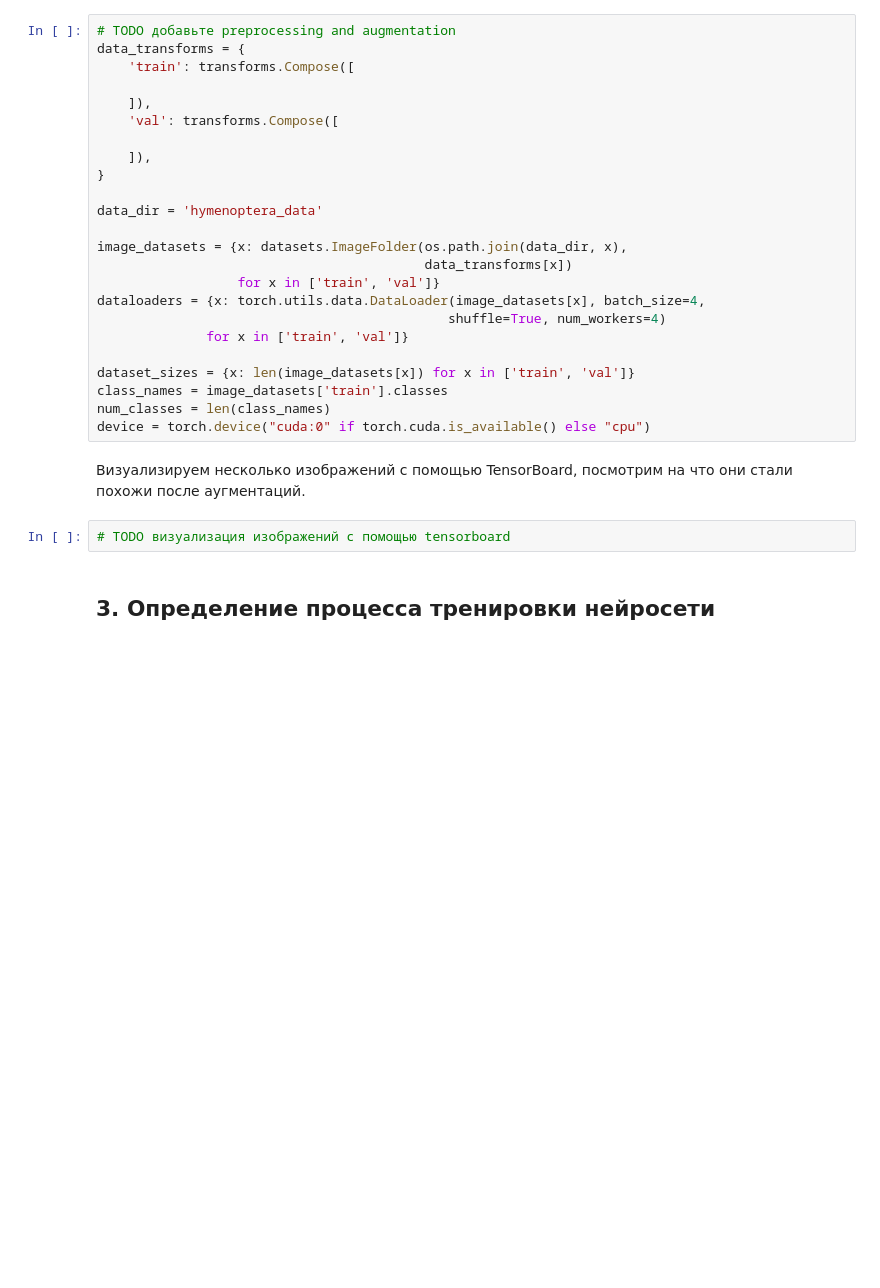
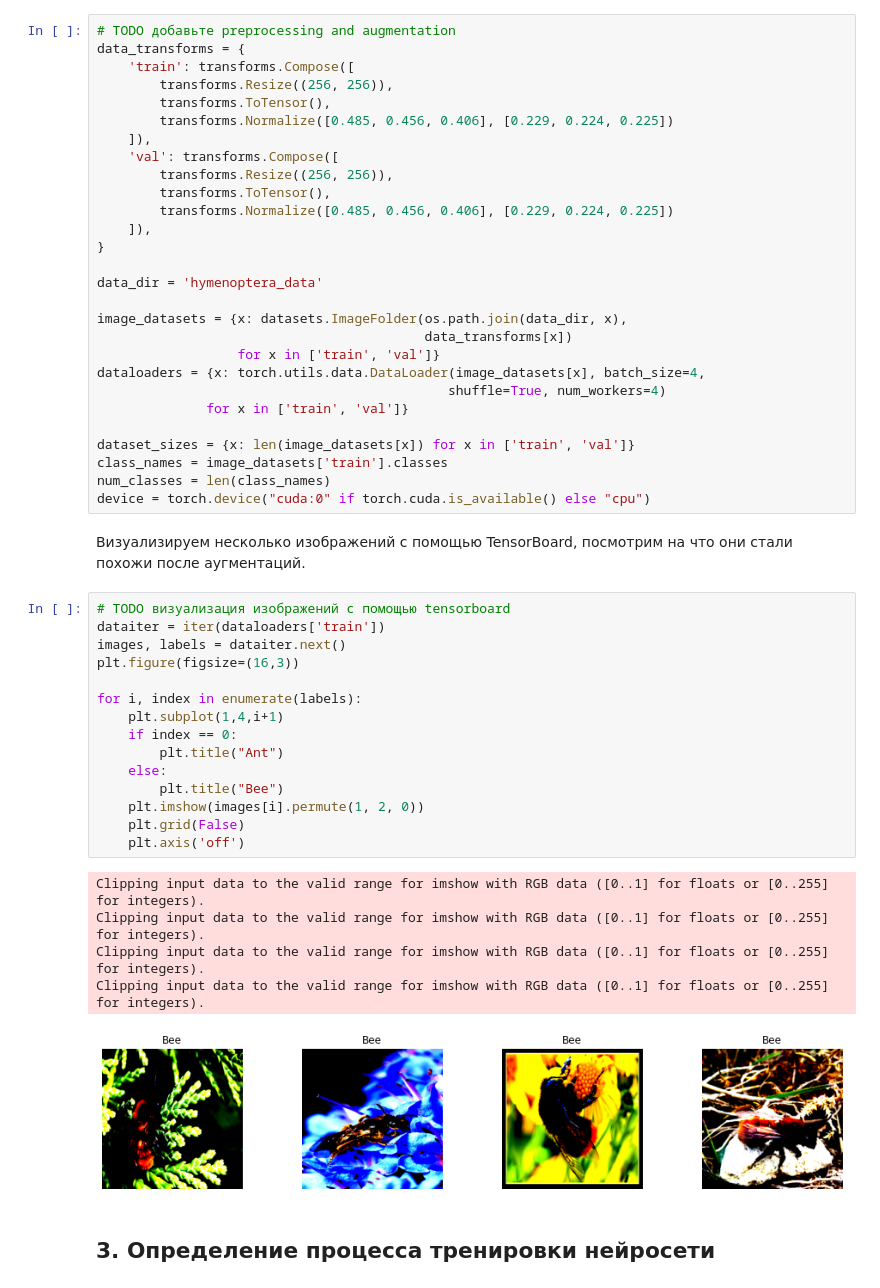
Before and after one commit to nikitaoltyan/ML-Homework, a Jupyter notebook: Assignment5/Transfer_learning.ipynb, the cells around one changed output. Drawn from its saved outputs; the diff is of its cells as text; blank space fills up the shorter version.

```diff
--- a/Assignment5/Transfer_learning.ipynb
+++ b/Assignment5/Transfer_learning.ipynb
@@ -76,10 +95,14 @@ well.
 # TODO добавьте preprocessing and augmentation
 data_transforms = {
     'train': transforms.Compose([
-
+        transforms.Resize((256, 256)),
+        transforms.ToTensor(),
+        transforms.Normalize([0.485, 0.456, 0.406], [0.229, 0.224, 0.225])
     ]),
     'val': transforms.Compose([
-
+        transforms.Resize((256, 256)),
+        transforms.ToTensor(),
+        transforms.Normalize([0.485, 0.456, 0.406], [0.229, 0.224, 0.225])
     ]),
 }
 
@@ -98,8 +121,27 @@ num_classes = len(class_names)
 device = torch.device("cuda:0" if torch.cuda.is_available() else "cpu")
 # %% [markdown]
 Визуализируем несколько изображений c помощью TensorBoard, посмотрим на что они стали похожи после аугментаций.
-# %%
-# TODO визуализация изображений с помощью tensorboard
+# %%
+# TODO визуализация изображений с помощью tensorboard
+dataiter = iter(dataloaders['train'])
+images, labels = dataiter.next()
+plt.figure(figsize=(16,3))
+
+for i, index in enumerate(labels):
+    plt.subplot(1,4,i+1)
+    if index == 0:
+        plt.title("Ant")
+    else:
+        plt.title("Bee")
+    plt.imshow(images[i].permute(1, 2, 0))
+    plt.grid(False)
+    plt.axis('off')
+# %% [output]
+Clipping input data to the valid range for imshow with RGB data ([0..1] for floats or [0..255] for integers).
+Clipping input data to the valid range for imshow with RGB data ([0..1] for floats or [0..255] for integers).
+Clipping input data to the valid range for imshow with RGB data ([0..1] for floats or [0..255] for integers).
+Clipping input data to the valid range for imshow with RGB data ([0..1] for floats or [0..255] for integers).
+[figure, added]
 # %% [markdown]
 ## 3. Определение процесса тренировки нейросети
 # %% [markdown]
```
Also changed, not shown: parts of 10 cells of this notebook.
